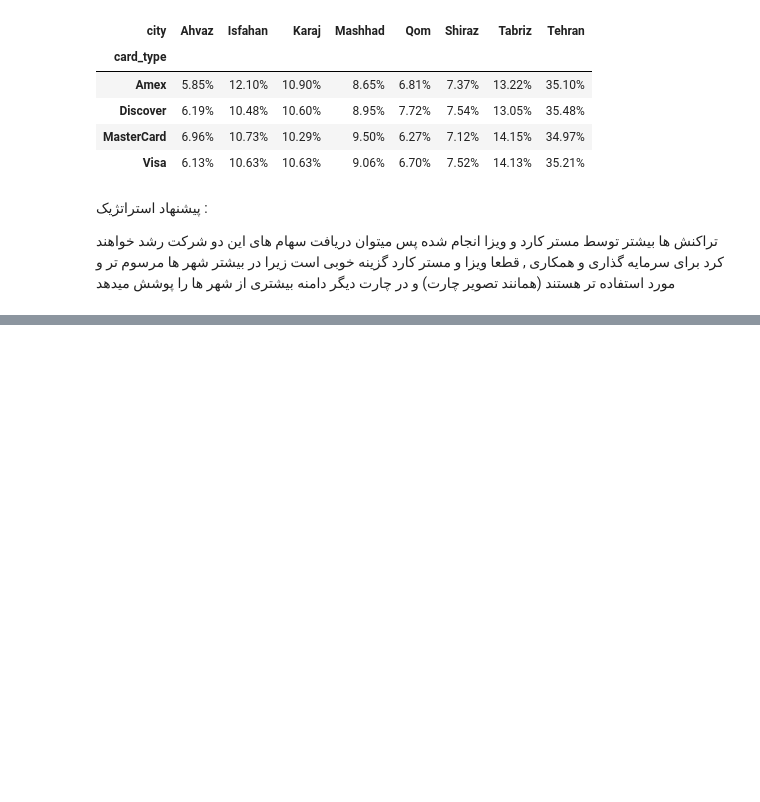
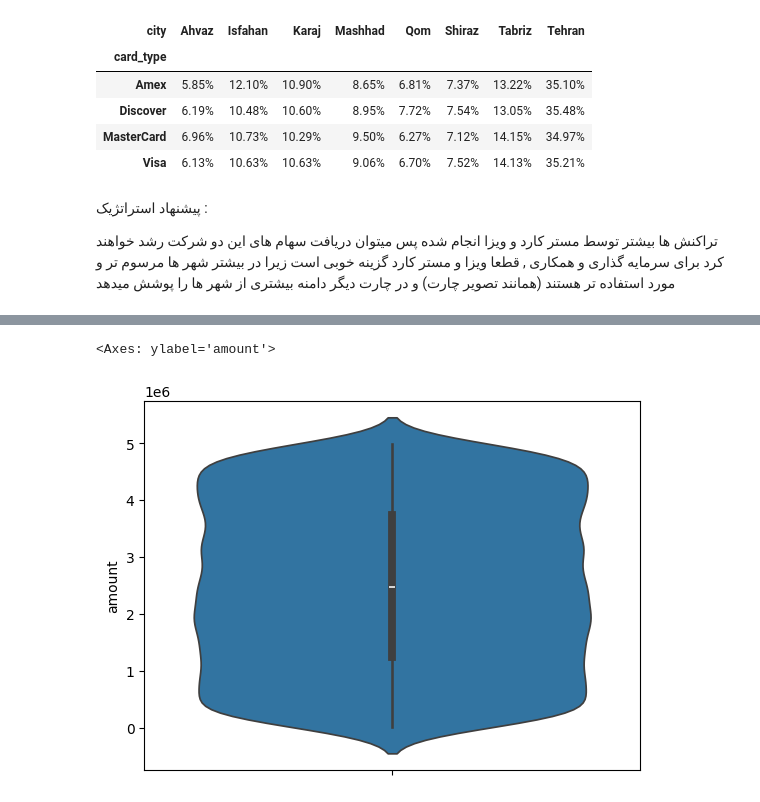
Before and after one commit to MRXLANTERN1390/IranianCustomer_Payment, a Jupyter notebook: NoteBook.ipynb, the cells around one changed output, grey strips where cells are left out. Drawn from its saved outputs; the diff is of its cells as text; code cells hidden in the pictures; blank space fills up the shorter version.

```diff
--- a/NoteBook.ipynb
+++ b/NoteBook.ipynb
@@ -413,0 +426,5 @@ card_city_percentage.applymap(lambda x : f'{x:.2f}%')
+# %%
+sns.violinplot(df['amount'])
+# %% [output]
+<Axes: ylabel='amount'>
+[figure, added]
```
Also changed, not shown: parts of 3 cells of this notebook.
